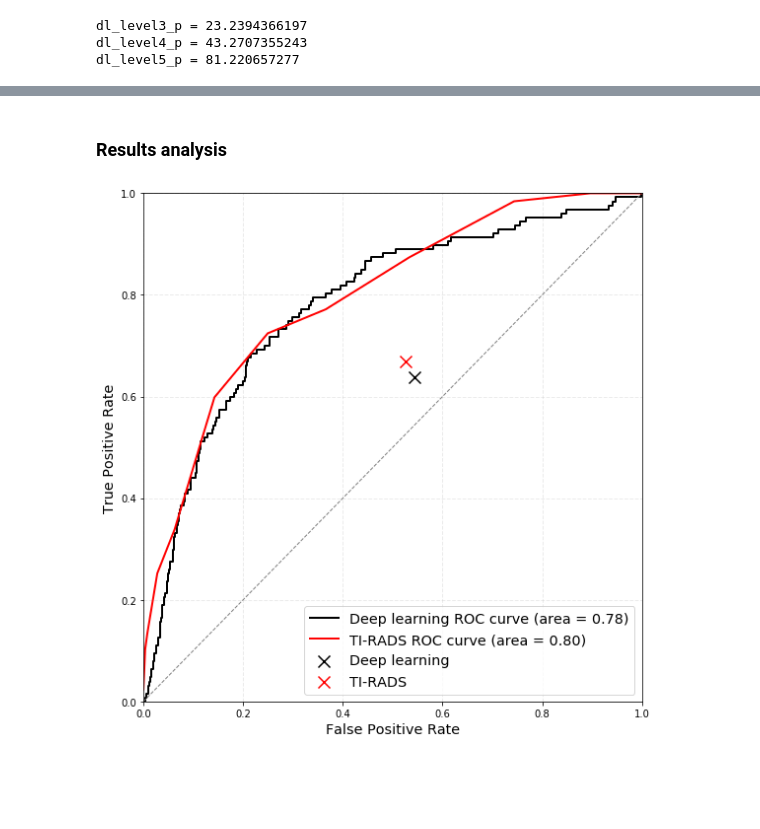
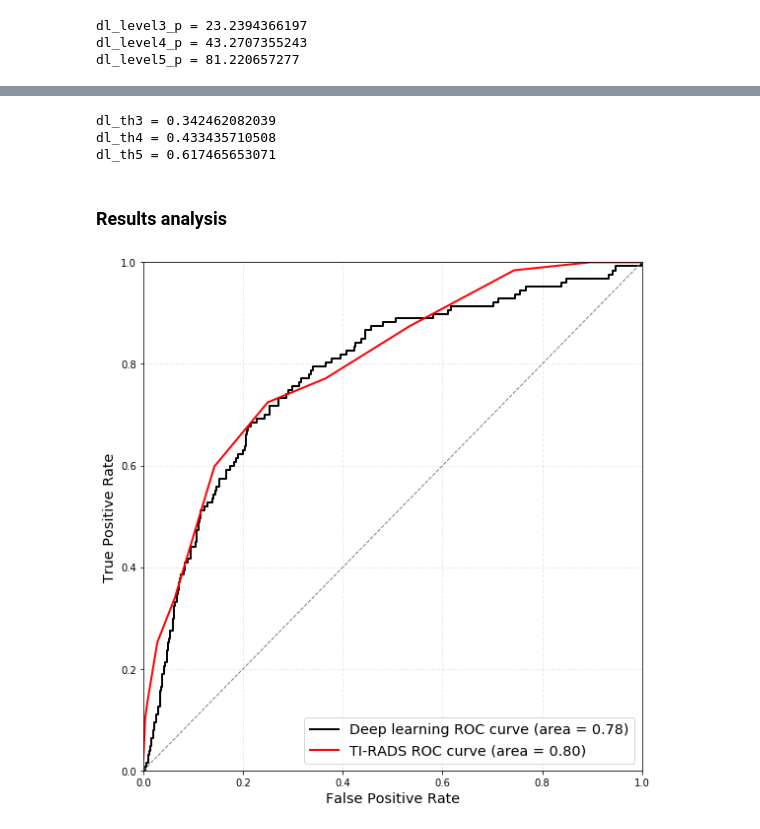
Before and after one commit to mateuszbuda/deep-thyroid-nodules, a Jupyter notebook: results/comparison_fpr_tpr_cv.ipynb, the cells around one changed output, grey strips where cells are left out. Drawn from its saved outputs; the diff is of its cells as text; code cells hidden in the pictures; blank space fills up the shorter version.

```diff
--- a/results/comparison_fpr_tpr_cv.ipynb
+++ b/results/comparison_fpr_tpr_cv.ipynb
@@ -141,3 +132,61 @@ dl_th5 = 0.604655355145
+# %%
+y_score_dl_cv = df_dl['Prediction'].as_matrix()
+y_true_dl_cv = df_dl['Cancer'].as_matrix()
+y_dl_fold = df_dl['Fold'].as_matrix()
+df_features['ID'] = features_ids
+df_features['Points'] = tirads_points_cv
+df_features = df_features.merge(df_dl[['ID', 'Fold']], on='ID')
+
+# dl_level3_p_fold = {}
+# dl_level4_p_fold = {}
+# dl_level5_p_fold = {}
+# for i in range(10):
+#     tirads_points_cv_fold = df_features[df_features.Fold == 1]['Points'].as_matrix().flatten()
+#     dl_level3_p_fold[i] = percentileofscore(tirads_points_cv_fold, 2.5)
+#     dl_level4_p_fold[i] = percentileofscore(tirads_points_cv_fold, 3.5)
+#     dl_level5_p_fold[i] = percentileofscore(tirads_points_cv_fold, 6.5)
+
+dl_th3_fold = {}
+dl_th4_fold = {}
+dl_th5_fold = {}
+for i in range(10):
+    y_score_dl_cv_train = df_dl_fold[i]['Prediction'].as_matrix()
+    y_true_dl_cv_train = df_dl_fold[i]['Cancer'].as_matrix()
+#     dl_level3_p = dl_level3_p_fold[i]
+#     dl_level4_p = dl_level4_p_fold[i]
+#     dl_level5_p = dl_level5_p_fold[i]
+    dl_th3_fold[i] = np.percentile(y_score_dl_cv_train, dl_level3_p)
+    dl_th4_fold[i] = np.percentile(y_score_dl_cv_train, dl_level4_p)
+    dl_th5_fold[i] = np.percentile(y_score_dl_cv_train, dl_level5_p)
+
+dl_th3 = np.mean(dl_th3_fold.values())
+dl_th4 = np.mean(dl_th4_fold.values())
+dl_th5 = np.mean(dl_th5_fold.values())
+
+print('dl_th3 = {}'.format(dl_th3))
+print('dl_th4 = {}'.format(dl_th4))
+print('dl_th5 = {}'.format(dl_th5))
+
+y_pred_dl_cv_follow = np.zeros_like(y_score_dl_cv)
+for i in range(len(y_score_dl_cv)):
+    p = y_score_dl_cv[i]
+    s = size_dl[i]
+#     dl_th3 = dl_th3_fold[y_dl_fold[i]]
+#     dl_th4 = dl_th4_fold[y_dl_fold[i]]
+#     dl_th5 = dl_th5_fold[y_dl_fold[i]]
+    if (dl_th3 < p <= dl_th4 and s >= 15) or (dl_th4 < p <= dl_th5 and s >= 10) or (dl_th5 < p and s >= 5):
+        y_pred_dl_cv_follow[i] = 1.
+
+y_pred_dl_cv_fna = np.zeros_like(y_score_dl_cv)
+for i in range(len(y_score_dl_cv)):
+    p = y_score_dl_cv[i]
+    s = size_dl[i]
+    if (dl_th3 < p <= dl_th4 and s >= 25) or (dl_th4 < p <= dl_th5 and s >= 15) or (dl_th5 < p and s >= 10):
+        y_pred_dl_cv_fna[i] = 1.
+# %% [output]
+dl_th3 = 0.342462082039
+dl_th4 = 0.433435710508
+dl_th5 = 0.617465653071
 # %% [markdown]
 ### Results analysis
 # %%
@@ -157,12 +214,14 @@ tpr_tirads_point = tpr[1]
 # %%
 plt.figure(figsize=(8, 8))
 plot_roc(fpr_dl, tpr_dl, roc_auc_dl, color='black', label='Deep learning ')
 plot_roc(fpr_tirads, tpr_tirads, roc_auc_tirads, color='red', label='TI-RADS ')
-plt.scatter(fpr_dl_point, tpr_dl_point, s=144, color='black', marker='x', label='Deep learning')
-plt.scatter(fpr_tirads_point, tpr_tirads_point, s=144, color='red', marker='x', label='TI-RADS')
+# plt.scatter(fpr_dl_point_fna, tpr_dl_point_fna, s=196, color='black', marker='+', label='Deep learning (FNA)')
+# plt.scatter(fpr_tirads_point_fna, tpr_tirads_point_fna, s=196, color='red', marker='+', label='TI-RADS (FNA)')
+# plt.scatter(fpr_dl_point_follow, tpr_dl_point_follow, s=144, color='black', marker='x', label='Deep learning (follow-up)')
+# plt.scatter(fpr_tirads_point_follow, tpr_tirads_point_follow, s=144, color='red', marker='x', label='TI-RADS (follow-up)')
 plt.plot([0, 1], [0, 1], color='gray', lw=1, linestyle='--')
 plt.title('', fontsize='xx-large')
 plt.legend(loc='lower right', fontsize='x-large')
 plt.grid(color='silver', alpha=0.3, linestyle='--', linewidth=1)
 # %% [output]
-[figure, old version]
+[figure, new version]
```
Also changed, not shown: parts of 5 cells of this notebook, 1 other file.
